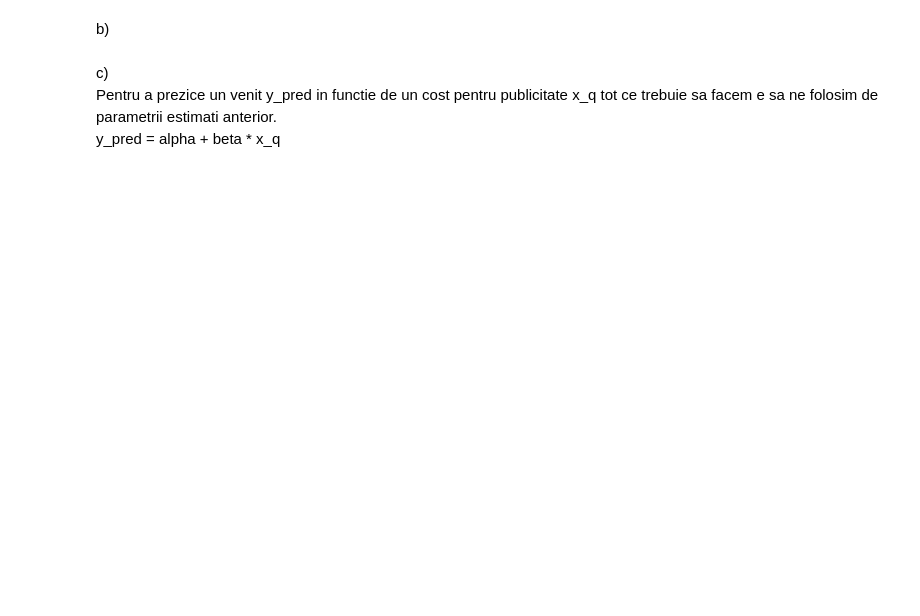
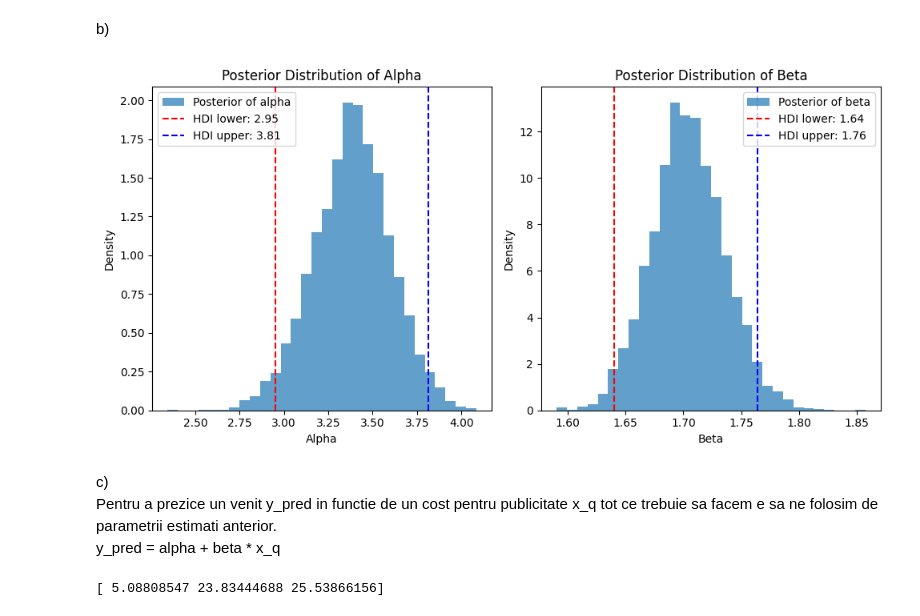
Before and after one commit to jellyjam03/PMP-2024, a Jupyter notebook: Lab09/Tema7.ipynb, the cells around one changed output. Drawn from its saved outputs; the diff is of its cells as text; code cells hidden in the pictures; blank space fills up the shorter version.

```diff
--- a/Lab09/Tema7.ipynb
+++ b/Lab09/Tema7.ipynb
@@ -96,6 +104,55 @@ with pm.Model() as model:
 # %% [markdown]
 b)
+# %%
+alpha_hdi = az.hdi(idata_g.posterior['alpha'], hdi_prob=0.95)  # 95% HDI for alpha
+beta_hdi = az.hdi(idata_g.posterior['beta'], hdi_prob=0.95)    # 95% HDI for beta
+
+alpha_hdi_lower = alpha_hdi['alpha'].sel(hdi='lower').values
+alpha_hdi_upper = alpha_hdi['alpha'].sel(hdi='higher').values
+
+beta_hdi_lower = beta_hdi['beta'].sel(hdi='lower').values
+beta_hdi_upper = beta_hdi['beta'].sel(hdi='higher').values
+
+alpha_samples = idata_g.posterior['alpha'].values.flatten()
+beta_samples = idata_g.posterior['beta'].values.flatten()
+
+# Plot posterior for alpha
+plt.figure(figsize=(10, 5))
+plt.subplot(1, 2, 1)
+plt.hist(alpha_samples, bins=30, density=True, alpha=0.7, label='Posterior of alpha')
+plt.axvline(alpha_hdi_lower, color='red', linestyle='--', label=f'HDI lower: {alpha_hdi_lower:.2f}')
+plt.axvline(alpha_hdi_upper, color='blue', linestyle='--', label=f'HDI upper: {alpha_hdi_upper:.2f}')
+plt.title('Posterior Distribution of Alpha')
+plt.xlabel('Alpha')
+plt.ylabel('Density')
+plt.legend()
+
+# Plot posterior for beta
+plt.subplot(1, 2, 2)
+plt.hist(beta_samples, bins=30, density=True, alpha=0.7, label='Posterior of beta')
+plt.axvline(beta_hdi_lower, color='red', linestyle='--', label=f'HDI lower: {beta_hdi_lower:.2f}')
+plt.axvline(beta_hdi_upper, color='blue', linestyle='--', label=f'HDI upper: {beta_hdi_upper:.2f}')
+plt.title('Posterior Distribution of Beta')
+plt.xlabel('Beta')
+plt.ylabel('Density')
+plt.legend()
+
+plt.tight_layout()
+plt.show()
+# %% [output]
+[figure, added]
 # %% [markdown]
 c)<br>
 Pentru a prezice un venit y_pred in functie de un cost pentru publicitate x_q tot ce trebuie sa facem e sa ne folosim de parametrii estimati anterior.<br>
 y_pred = alpha + beta * x_q
+# %%
+posterior_g = idata_g.posterior.stack(samples={"chain", "draw"})
+alpha_m = posterior_g['alpha'].mean().item()
+beta_m = posterior_g['beta'].mean().item()
+
+new_data = np.array([1, 12, 13])
+predictions = alpha_m + beta_m * new_data
+
+print(predictions)
+# %% [output]
+[ 5.08808547 23.83444688 25.53866156]
```
Also changed, not shown: parts of 5 cells of this notebook.
